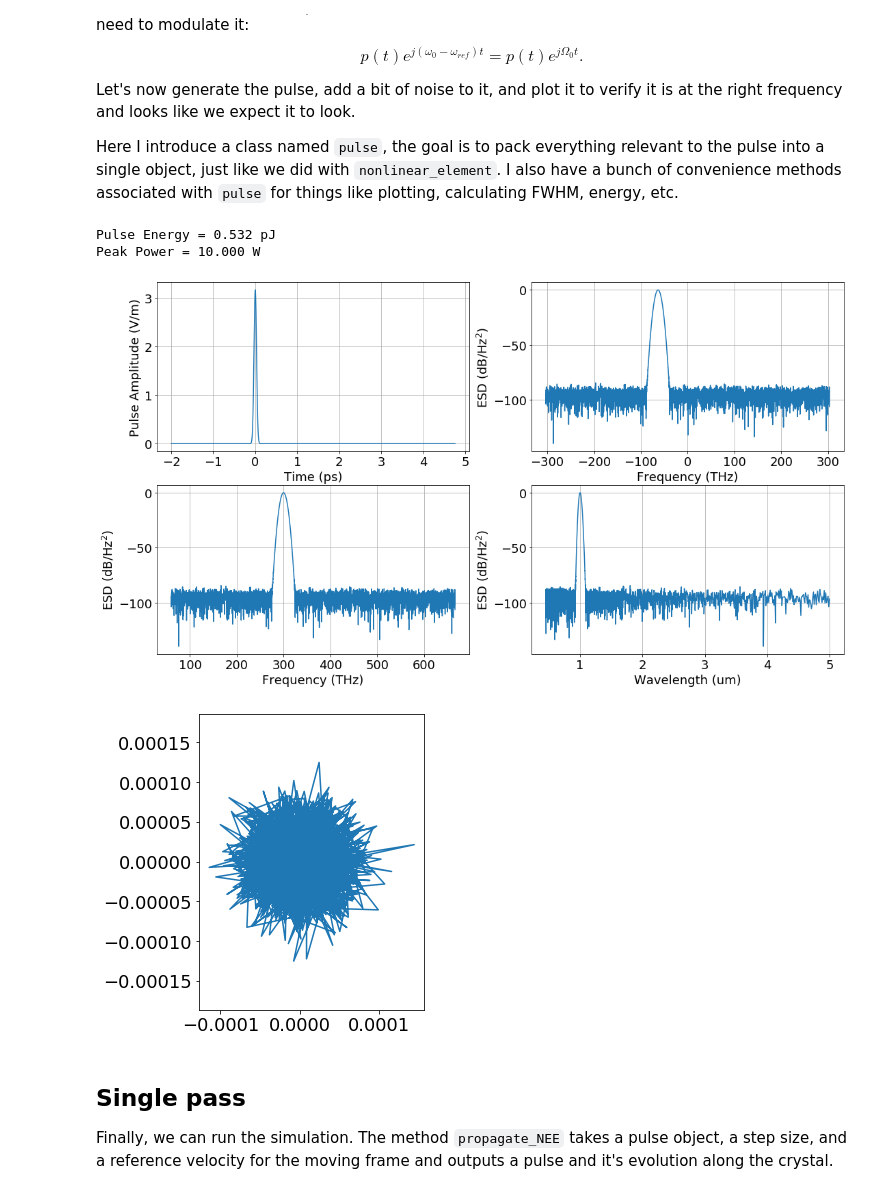
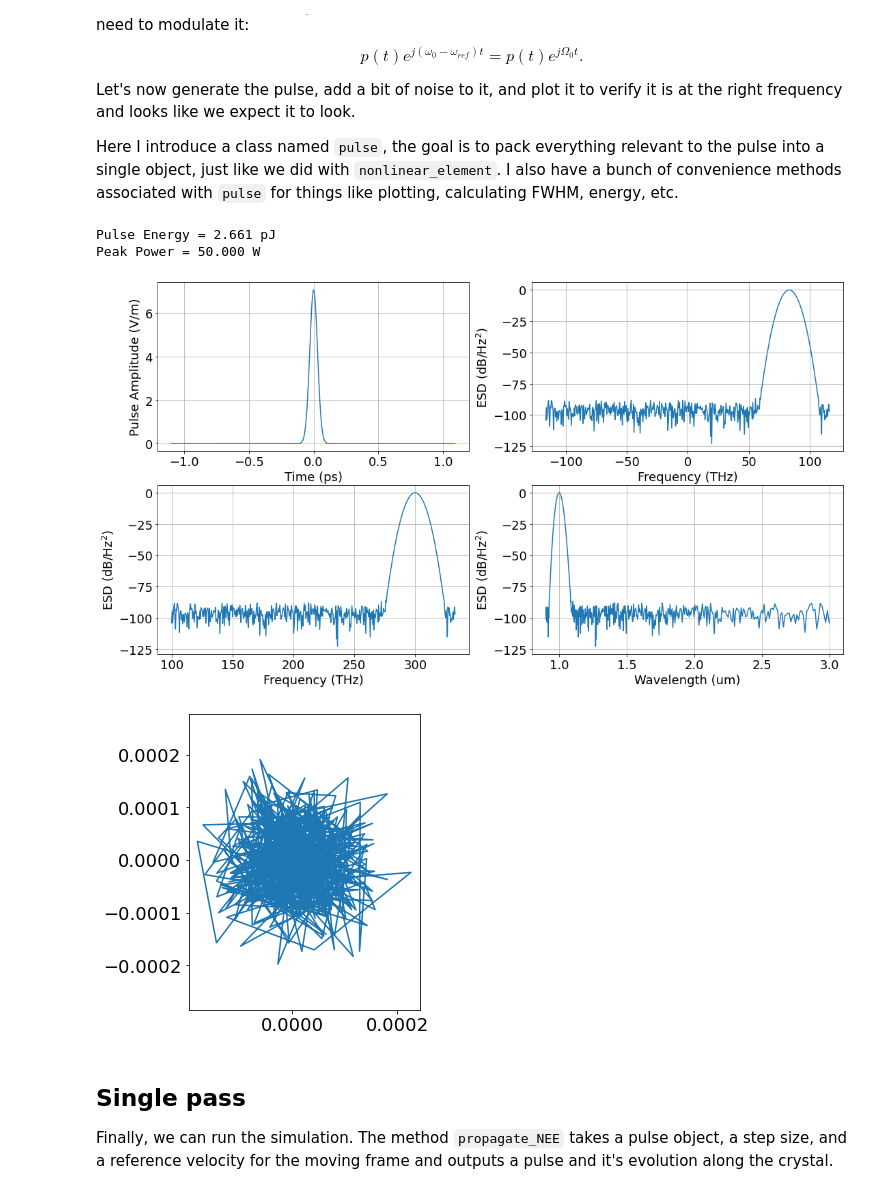
Before and after one commit to ledezmaluism/snow, a Jupyter notebook: Notebooks/OPG_Waveguide_1.ipynb, the cells around one changed output. Cells and saved outputs as stored; diff of their text form; code cells hidden in the pictures.

```diff
--- a/Notebooks/OPG_Waveguide_1.ipynb
+++ b/Notebooks/OPG_Waveguide_1.ipynb
@@ -50,15 +50,15 @@ wl_ff = 2*um #Fundamental wavelength
 f0_ff = c/wl_ff
 
 #Let's set the bandwdith to LN transparency window
-f_max = c/(450*nm)
-f_min = c/(5*um)
+f_max = c/(900*nm)
+f_min = c/(3*um)
 BW = f_max - f_min
 
 #Now we can create the time and frequency arrays
-NFFT = 2**12
+NFFT = 2**9
 Tmax = NFFT/BW
 dt = 1/BW
-t_start = -2*ps
+t_start = -Tmax/2
 t_stop = t_start + NFFT*dt
 t = np.arange(t_start, t_stop, step=dt)
 f = fftfreq(NFFT, dt)
@@ -268,12 +234,0 @@ Now we create a nonlinear component based on this refractive index and propagati
-# %%
-L = 10*mm
-Alpha = 0.1     # attentuation coefficient (dB/cm)
-alpha = np.log((10**(Alpha * 0.1))) * 100  # convert from dB/cm to 1/m
-crystal = nlo.nonlinear_element(L, n_func=n_func, chi2=chi2, alpha=alpha)
-
-#Let's also check again the GVM now that we have the crystal length
-plt.rcParams['figure.figsize'] = [10, 5]
-fig = plt.figure()
-ax1 = fig.add_subplot(111)
-ax1.plot(fftshift(f_abs)/THz, fftshift(GVM*L)/(ps));
-ax1.set_ylabel('GVM$\cdot$L (ps)'); ax2.set_xlabel('Frequency (THz)');
@@ -304,44 +272,44 @@ tau = 50*fs
 
 #Peak value:
 # Energy = 0.5*pJ
 # Ppeak = 0.94*Energy/tau
-Ppeak = 10
+Ppeak = 50 #Peak power
 Xpeak = np.sqrt(Ppeak)
 
 #Noise floor
 N_dB = 100
 noise = Xpeak * 10**(-N_dB/20) * ( np.random.normal(size=NFFT) + 1j * np.random.normal(size=NFFT) )
 
 #Pulse creation
 x = Xpeak*np.exp(-2*np.log(2)*(t/tau)**2)*np.exp(1j*Omega_0*t)
 x_noisy = x + noise
 a_in = pulses.pulse(t, x_noisy, wl_ref)
 print('Pulse Energy = %0.3f pJ' %(a_in.energy_td()/pJ))
 print('Peak Power = %0.3f W' %(Ppeak) )
 # print('Average Power = %0.1f W' %() )
 
 plt.rcParams['figure.figsize'] = [18, 10]
 fig = plt.figure()
 ax1 = fig.add_subplot(221)
 ax2 = fig.add_subplot(222)
 ax3 = fig.add_subplot(223)
 ax4 = fig.add_subplot(224)
 
 ax1 = a_in.plot_mag(ax=ax1, t_unit='ps'); ax1.set_ylabel('Pulse Amplitude (V/m)')
 ax2 = a_in.plot_ESD_dB(ax=ax2, label='ESD (dB/Hz$^2$)', f_unit = 'THz')
 ax3 = a_in.plot_ESD_dB_absfreq(ax=ax3, label='ESD (dB/Hz$^2$)', f_unit = 'THz')
 ax4 = a_in.plot_ESD_dB_vs_wavelength(ax=ax4, label='ESD (dB/Hz$^2$)', wl_unit='um');
 # %% [output]
-Pulse Energy = 0.532 pJ
-Peak Power = 10.000 W
+Pulse Energy = 2.661 pJ
+Peak Power = 50.000 W
-[figure, old version]
+[figure, new version]
 # %%
 plt.rcParams['figure.figsize'] = [5, 5]
 plt.plot(np.real(noise), np.imag(noise))
 plt.axis('equal')
 plt.tight_layout()
 # %% [output]
-[figure, old version]
+[figure, new version]
 # %% [markdown]
 ## Single pass
 
```
Also changed, not shown: parts of 39 cells of this notebook.
